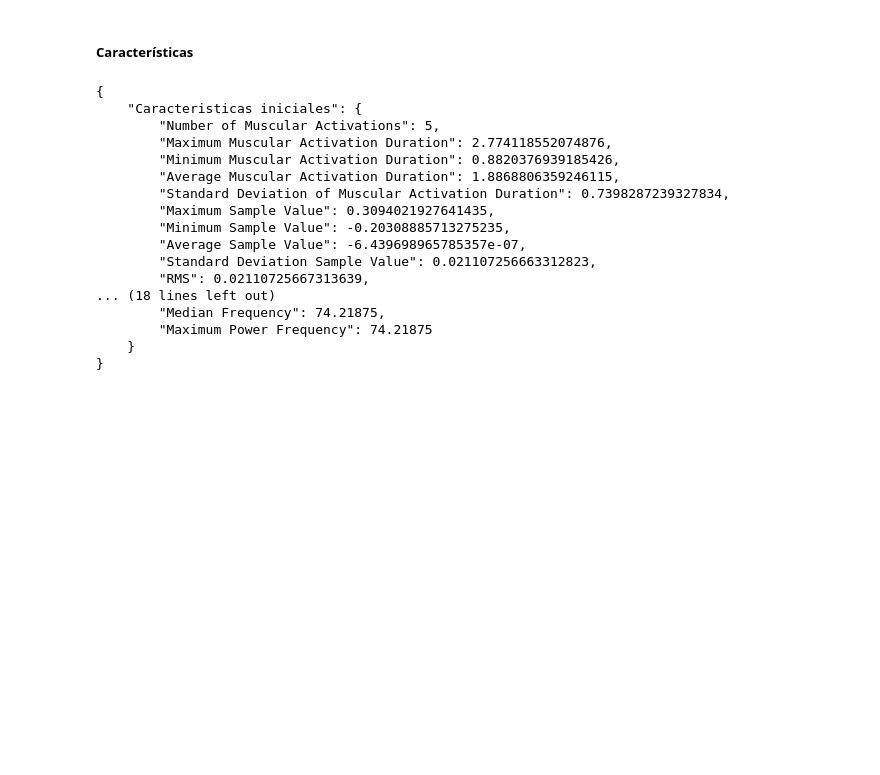
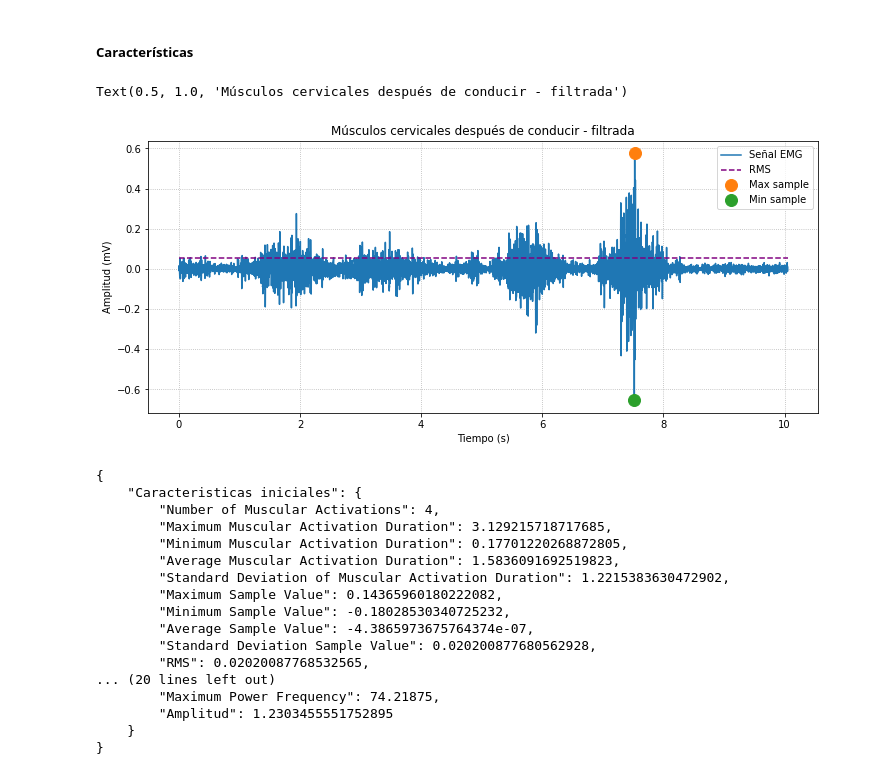
Before and after one commit to fruizg/Introduccion_de_senales, a Jupyter notebook: Software/Procesamiento_Senales/ProcesamientoCervicales.ipynb, the cells around one changed output. Drawn from its saved outputs; the diff is of its cells as text; code cells hidden in the pictures; blank space fills up the shorter version.

```diff
--- a/Software/Procesamiento_Senales/ProcesamientoCervicales.ipynb
+++ b/Software/Procesamiento_Senales/ProcesamientoCervicales.ipynb
@@ -181,12 +209,42 @@ plt.show()
 # %% [markdown]
 ##### Características
+# %%
+Caracteristicas_Final = {}
+Caracteristicas_Final = bsnb.emg_parameters(Cervical_FinalFilter, Fs, raw_to_mv=False)
+
+Caracteristicas_Final = {}
+Caracteristicas_Final = bsnb.emg_parameters(Cervical_FinalFilter, Fs, raw_to_mv=False)
+
+rms = sqrt(sum(Cervical_FinalFilter * Cervical_FinalFilter) / len(Cervical_FinalFilter))
+# Maximum
+max_sample_value = max(Cervical_FinalFilter)
+pos = argmax(Cervical_FinalFilter)
+# Minimum
+min_sample_value = min(Cervical_FinalFilter)
+posmin = np.argmin(Cervical_FinalFilter)
+# Average and Standard Deviation
+avg_sample_value = average(Cervical_FinalFilter)
+std_sample_value = std(Cervical_FinalFilter)
+Amplitud = max_sample_value - min_sample_value
+Caracteristicas_Final["Amplitud"] = Amplitud
+
+
+#Ploteo de características
+plt.figure(figsize=(12,5))
+plt.plot(Time2,Cervical_FinalFilter)
+plt.plot([0, Time2[-1]] , [rms, rms], color='purple', linestyle='dashed')#coordenadas x1,x2 - y1,y2
+plt.plot(Time2[pos],max_sample_value,'o',ms=12)
+plt.plot(Time2[posmin],min_sample_value,'o',ms=12)
+plt.grid(linestyle=":")
+plt.xlabel("Tiempo (s)")
+plt.ylabel("Amplitud (mV)")
+plt.legend(["Señal EMG", "RMS","Max sample","Min sample"], loc ="upper right")
+plt.title("Músculos cervicales después de conducir - filtrada")    # graficamos la señal
+# %% [output]
+Text(0.5, 1.0, 'Músculos cervicales después de conducir - filtrada')
+[figure, added]
 # %%
 import json
-
-
-Caracteristicas_Final = {}
-Caracteristicas_Final = bsnb.emg_parameters(Cervical_FinalFilter, Fs, raw_to_mv=False)
-#print(Caracteristicas_Final)
 
 comparison_car = {}
 comparison_car["Caracteristicas iniciales"] = Caracteristicas_Inicial
@@ -195,18 +253,18 @@ print(json.dumps(comparison_car, indent=4))
 # %% [output]
 {
     "Caracteristicas iniciales": {
-        "Number of Muscular Activations": 5,
-        "Maximum Muscular Activation Duration": 2.774118552074876,
-        "Minimum Muscular Activation Duration": 0.8820376939185426,
-        "Average Muscular Activation Duration": 1.8868806359246115,
-        "Standard Deviation of Muscular Activation Duration": 0.7398287239327834,
-        "Maximum Sample Value": 0.3094021927641435,
-        "Minimum Sample Value": -0.20308885713275235,
-        "Average Sample Value": -6.439698965785357e-07,
-        "Standard Deviation Sample Value": 0.021107256663312823,
-        "RMS": 0.02110725667313639,
-... (18 lines left out)
-        "Median Frequency": 74.21875,
-        "Maximum Power Frequency": 74.21875
+        "Number of Muscular Activations": 4,
+        "Maximum Muscular Activation Duration": 3.129215718717685,
+        "Minimum Muscular Activation Duration": 0.17701220268872805,
+        "Average Muscular Activation Duration": 1.5836091692519823,
+        "Standard Deviation of Muscular Activation Duration": 1.2215383630472902,
+        "Maximum Sample Value": 0.14365960180222082,
+        "Minimum Sample Value": -0.18028530340725232,
+        "Average Sample Value": -4.3865973675764374e-07,
+        "Standard Deviation Sample Value": 0.020200877680562928,
+        "RMS": 0.02020087768532565,
+... (20 lines left out)
+        "Maximum Power Frequency": 74.21875,
+        "Amplitud": 1.2303455551752895
     }
 }
```
Also changed, not shown: parts of 11 cells of this notebook, 13 other files.
